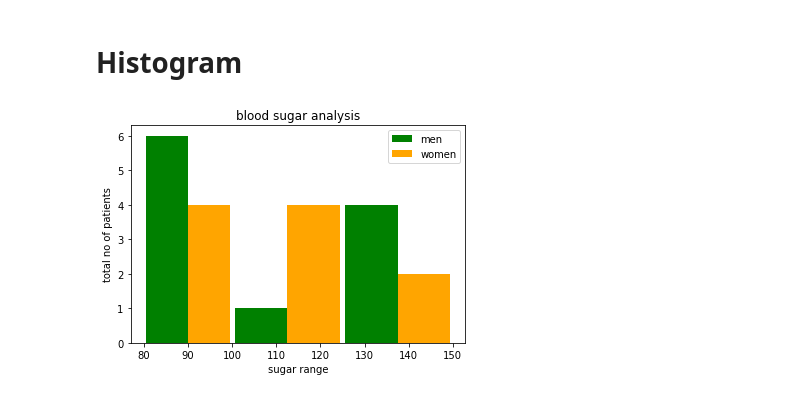
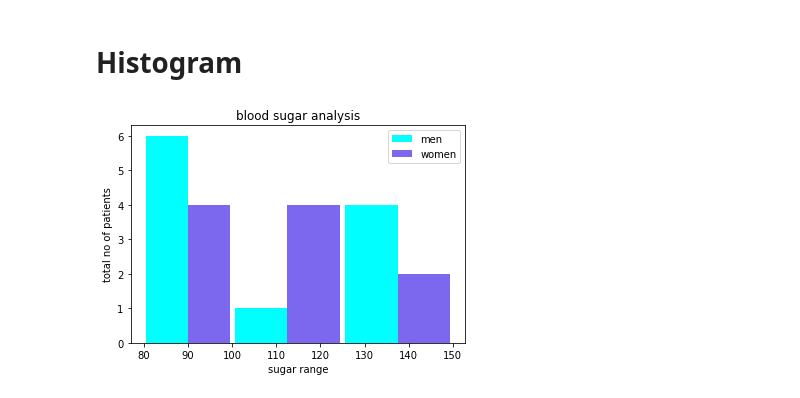
Before and after one commit to krishnaveni0111/DS_LAB, a Jupyter notebook: matplotlib.ipynb, the cells around one changed output. Drawn from its saved outputs; the diff is of its cells as text; code cells hidden in the pictures.

```diff
--- a/matplotlib.ipynb
+++ b/matplotlib.ipynb
@@ -33,12 +33,12 @@ plt.show()
 # %%
 import matplotlib.pyplot as plt
 bldsugar_men=[113,85,90,150,149,88,93,11,5,135,80,77,82,129]
 bldsugar_women=[67,98,89,120,133,150,84,69,89,79,120,112,100]
 plt.xlabel('sugar range')
 plt.ylabel('total no of patients')
 plt.title('blood sugar analysis')
-plt.hist([bldsugar_men,bldsugar_women],bins=[80,100,125,150],rwidth=.95,color=['green','orange'],label=['men','women'],orientation='vertical')
+plt.hist([bldsugar_men,bldsugar_women],bins=[80,100,125,150],rwidth=.95,color=['cyan','#7b68ee'],label=['men','women'],orientation='vertical')
 plt.legend()
 plt.show()
 # %% [output]
-[figure, old version]
+[figure, new version]
```
Also changed, not shown: parts of 4 cells of this notebook.
